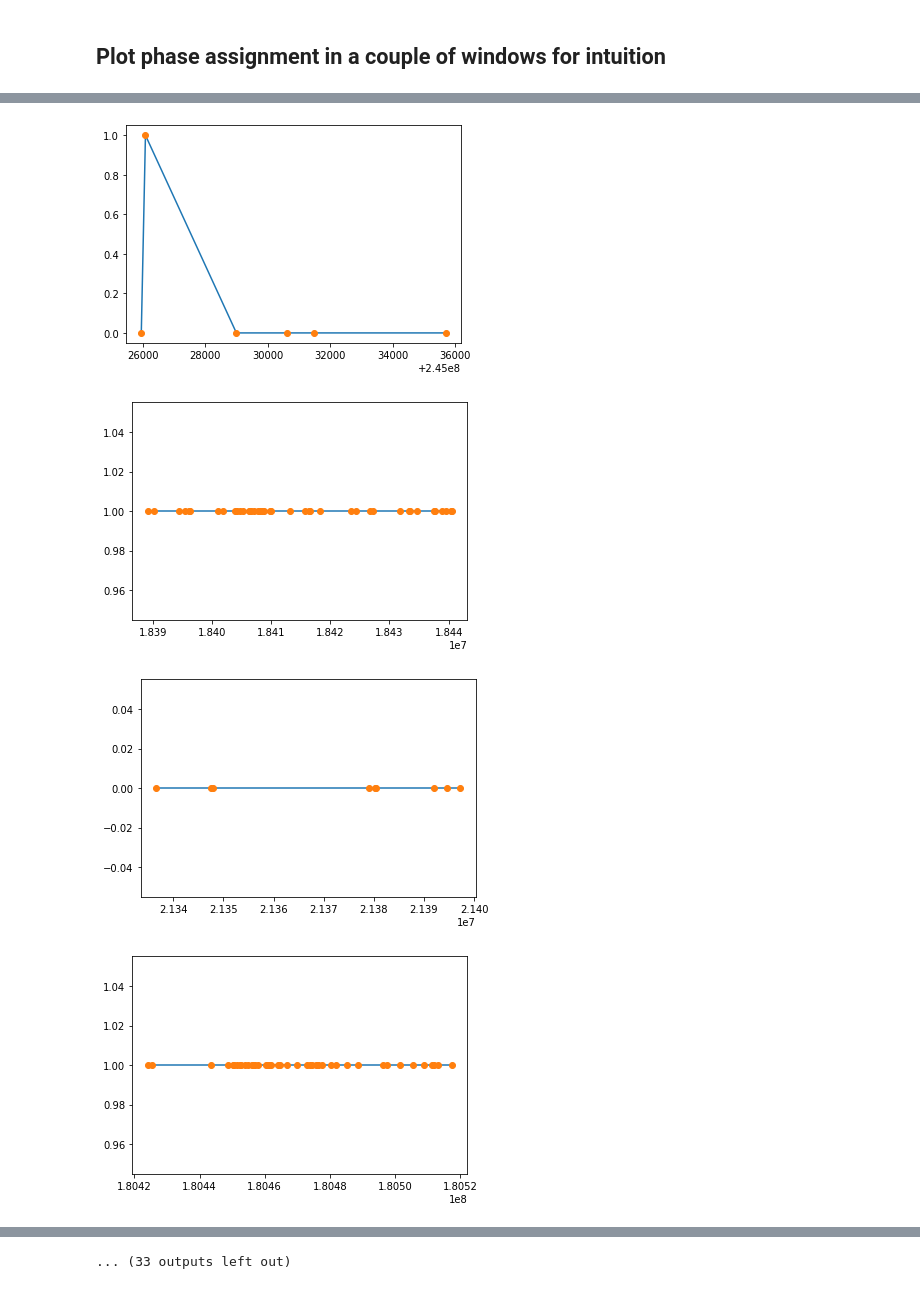
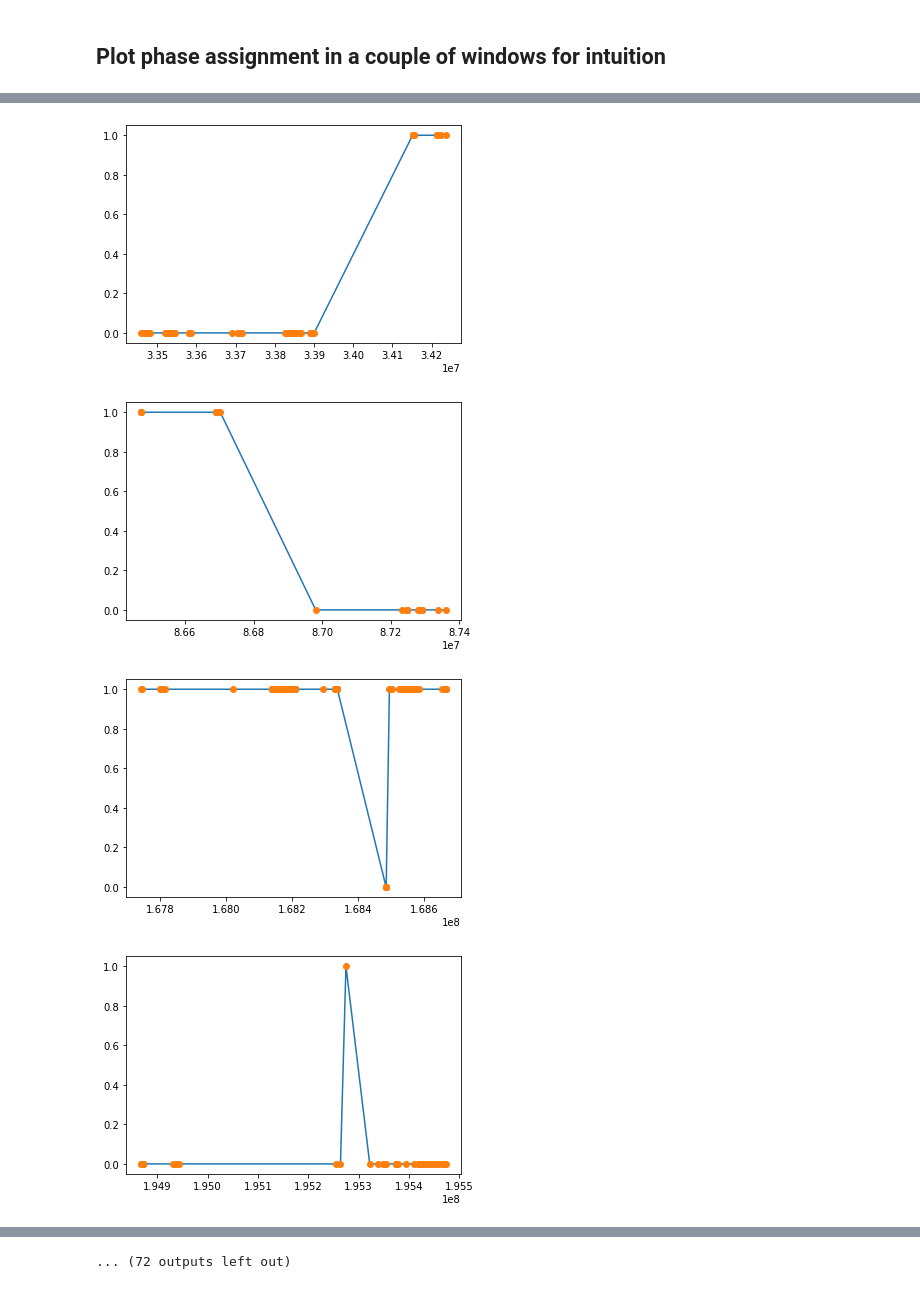
Before and after one commit to kharchenkolab/pysccnv, a Jupyter notebook: Eagle2_benchmark.ipynb, the cells around one changed output, grey strips where cells are left out. Drawn from its saved outputs; the diff is of its cells as text; code cells hidden in the pictures.

```diff
--- a/Eagle2_benchmark.ipynb
+++ b/Eagle2_benchmark.ipynb
@@ -802,7 +817,7 @@ sparsity_by_window
 sparse_regions = 0
 
 trials = 100
-window = 10**5
+window = 10**6
 
 assert min(phase_errors)[0] == max(phase_errors)[0]
 
@@ -826,4 +841,4 @@ for i in range(trials):
-[figure, old version]
+[figure, new version]
-[figure, old version]
+[figure, new version]
-[figure, old version]
+[figure, new version]
-[figure, old version]
+[figure, new version]
@@ -837 +852 @@ for i in range(trials):
-... (33 outputs left out)
+... (72 outputs left out)
```
Also changed, not shown: parts of 46 cells of this notebook.
